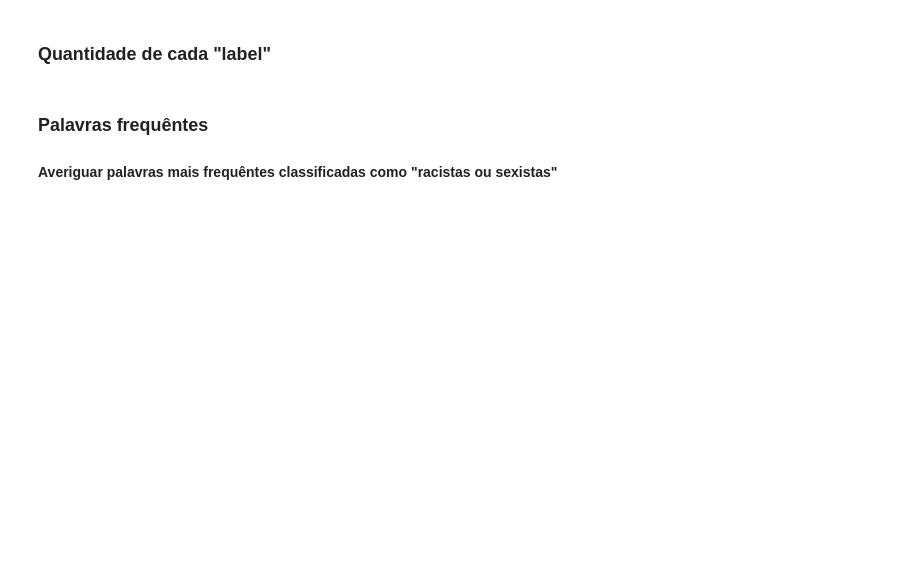
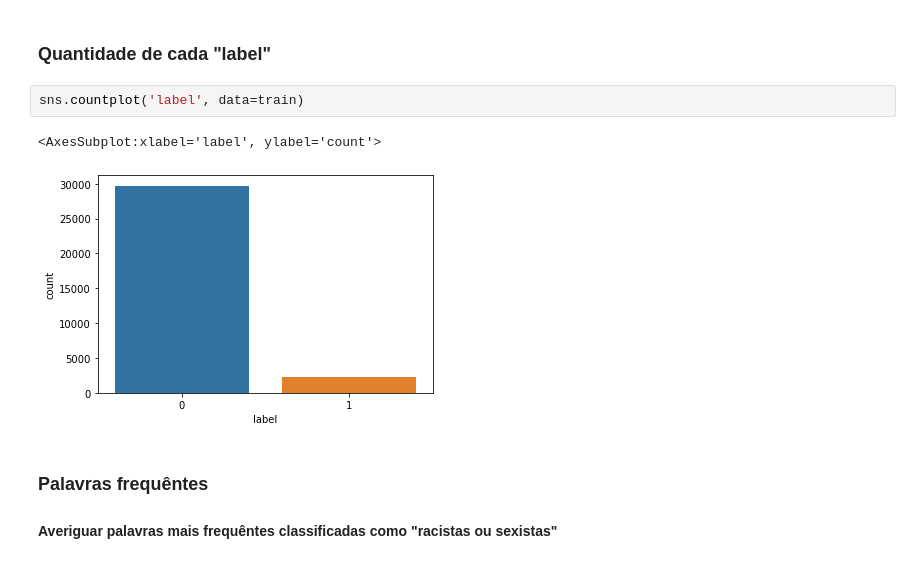
Before and after one commit to leonhardc/Data-Science-e-Machine-Learning-com-Estat-stica-e-Python, a Jupyter notebook: [15]-Processamento_de_Linguagem_Natural-PLN/Analise de Sentimentos - Twitter - Vazio.ipynb, the cells around one changed output. Saved outputs shown, nothing was run; the diff lists cells and outputs as text; blank space fills up the shorter version.

```diff
--- a/[15]-Processamento_de_Linguagem_Natural-PLN/Analise de Sentimentos - Twitter - Vazio.ipynb
+++ b/[15]-Processamento_de_Linguagem_Natural-PLN/Analise de Sentimentos - Twitter - Vazio.ipynb
@@ -171,5 +176,10 @@ train.head()
 # %% [markdown]
 ### Quantidade de cada "label"
+# %%
+sns.countplot('label', data=train)
+# %% [output]
+<AxesSubplot:xlabel='label', ylabel='count'>
+[figure, added]
 # %% [markdown]
 ### Palavras frequêntes
 
```
Also changed, not shown: parts of 12 cells of this notebook.
